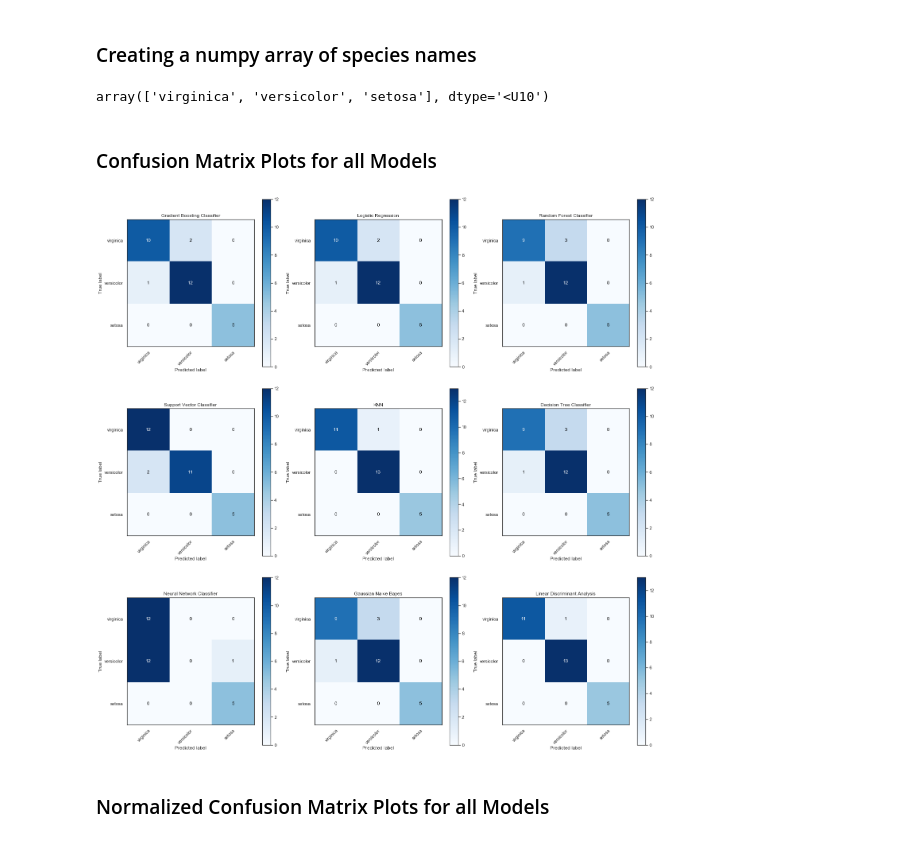
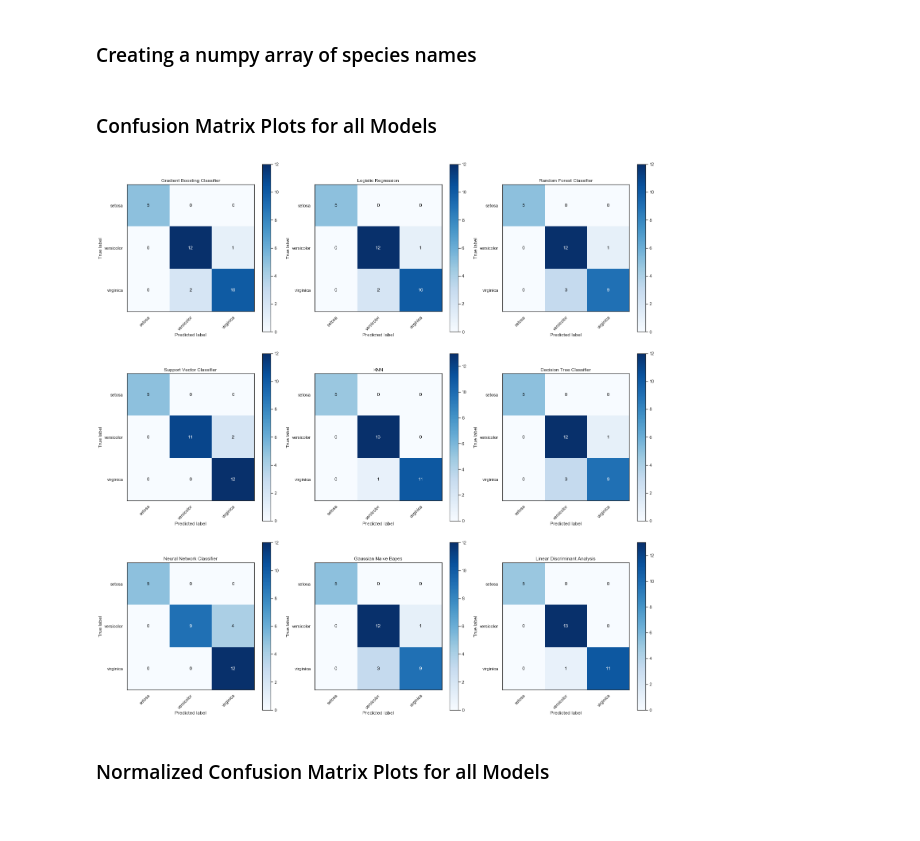
Before and after one commit to 2100mai/Machine_Learning_My_Public_Repo, a Jupyter notebook: IRIS_all_models_comparison_public.ipynb, the cells around one changed output. Cells and saved outputs as stored; diff of their text form; code cells hidden in the pictures.

```diff
--- a/IRIS_all_models_comparison_public.ipynb
+++ b/IRIS_all_models_comparison_public.ipynb
@@ -546,0 +555,13 @@ LinearDiscriminantAnalysis(n_components=None, priors=None, shrinkage=None,
+# %%
+y_val_new = np.array(list(map(lambda b: 0 if b=='virginica' else (1 if b =='versicolor' else 2),y_val )))
+for i in range(len(models)):
+    y_pred = fit_model_list[i][2][0].predict(X_val)
+    y_pred
+
+    y_pred_new = np.array(list(map(lambda b: 0 if b=='virginica' else (1 if b =='versicolor' else 2),y_pred )))
+    y_pred_new
+
+    print(
+         '{:30}'.format(fit_model_list[i][0]),
+        'precision',round(precision_score(y_val_new, y_pred_new,average='micro'),3),
+         )
@@ -557,6 +588,6 @@ for i in range(len(models)):
 
     print(
          '{:30}'.format(fit_model_list[i][0]),
-        'precision',round(precision_score(y_val_new, y_pred_new,average='micro'),3),
+        'precision',precision_score(y_val_new, y_pred_new,average=None),
          )
 # %% [output]
@@ -690,9 +721,7 @@ class_names
 
 # creat a numpy array of the different labels name
 class_names = np.array(class_names, dtype='<U10')
-class_names
+class_names = np.array(['setosa','versicolor','virginica'])
-# %% [output]
-array(['virginica', 'versicolor', 'setosa'], dtype='<U10')
 # %% [markdown]
 ### Confusion Matrix Plots for all Models
 # %%
@@ -715,8 +744,8 @@ for row in ax:
         # fit
         y_pred = model.fit(X_train,y_train).predict(X_val)
 
-        y_pred_new = np.array(list(map(lambda b: 0 if b=='virginica' else (1 if b =='versicolor' else 2),y_pred )))
-        y_val_new = np.array(list(map(lambda b: 0 if b=='virginica' else (1 if b =='versicolor' else 2),y_val )))
+        y_pred_new = np.array(list(map(lambda b: 2 if b=='virginica' else (1 if b =='versicolor' else 0),y_pred )))
+        y_val_new = np.array(list(map(lambda b: 2 if b=='virginica' else (1 if b =='versicolor' else 0),y_val )))
 
 
         cm = confusion_matrix(y_val_new, y_pred_new)
@@ -732,34 +761,34 @@ for row in ax:
         im = my_ax.imshow(cm, interpolation='nearest', cmap=cmap)
         my_ax.figure.colorbar(im, ax=my_ax)
         # We want to show all ticks...
         my_ax.set(xticks=np.arange(cm.shape[1]),
             yticks=np.arange(cm.shape[0]),
             # ... and label them with the respective list entries
             xticklabels=classes, yticklabels=classes,
             title=model_name,
             # title=title,
             ylabel='True label',
             xlabel='Predicted label')
 
 
 
         # Rotate the tick labels and set their alignment.
         plt.setp(my_ax.get_xticklabels(), rotation=45, ha="right",
                 rotation_mode="anchor")
 
         # Loop over data dimensions and create text annotations.
         fmt = '.2f' if normalize else 'd'
         thresh = cm.max() / 2.
         for i in range(cm.shape[0]):
             for j in range(cm.shape[1]):
                 my_ax.text(j, i, format(cm[i, j], fmt),
                         ha="center", va="center",
                         color="white" if cm[i, j] > thresh else "black")
         ii+=1
 fig.tight_layout()
 plt.show()
 # %% [output]
-[figure, old version]
+[figure, new version]
 # %% [markdown]
 ### Normalized Confusion Matrix Plots for all Models
 # %%
```
Also changed, not shown: parts of 12 cells of this notebook.
